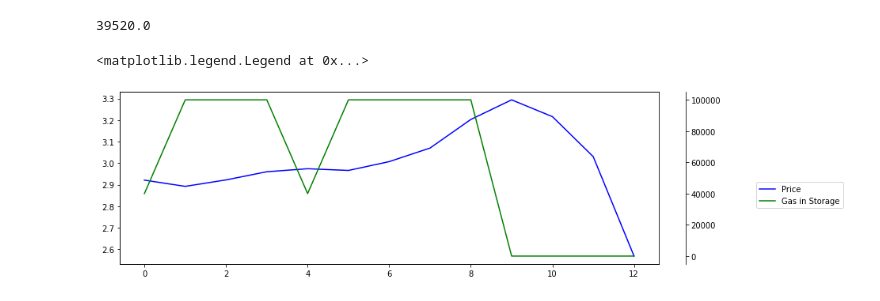
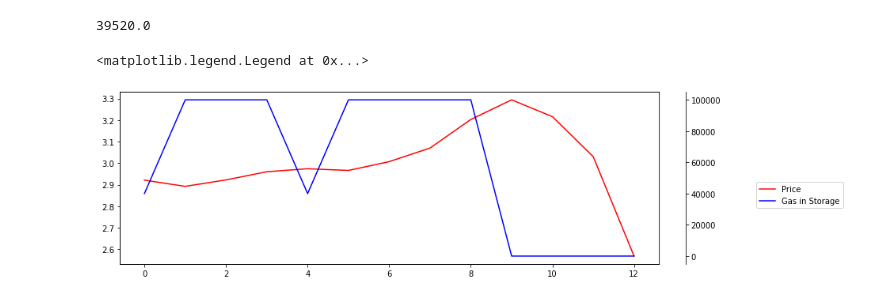
Before and after one commit to processiq/gasstoragemodel, a Jupyter notebook: gas-storage-no-ratchets.ipynb, the cells around one changed output. Cells and saved outputs as stored; diff of their text form; code cells hidden in the pictures.

```diff
--- a/gas-storage-no-ratchets.ipynb
+++ b/gas-storage-no-ratchets.ipynb
@@ -119,16 +119,16 @@ df.loc[ range(N), 'Gas in Storge' ] = list(map(lambda x: pulp.value(x), total_st
 # %%
 fig, ax = plt.subplots()
 ax3 = ax.twinx()
 rspine = ax3.spines['right']
 rspine.set_position(('axes', 1.05))
 ax3.set_frame_on(True)
 ax3.patch.set_visible(False)
 fig.subplots_adjust(right=1.7)
 
-df.loc[0:N].Price.plot(ax=ax, style='b-')
-df.loc[0:N]['Gas in Storge'].plot(ax=ax3, style='g-')
+df.loc[0:N].Price.plot(ax=ax, style='r-')
+df.loc[0:N]['Gas in Storge'].plot(ax=ax3, style='b-')
 
 ax3.legend([ax.get_lines()[0], ax3.get_lines()[0]], ['Price','Gas in Storage'], bbox_to_anchor=(1.35, 0.5))
 # %% [output]
 <matplotlib.legend.Legend at 0x...>
-[figure, old version]
+[figure, new version]
```
Also changed, not shown: 2 other files.
